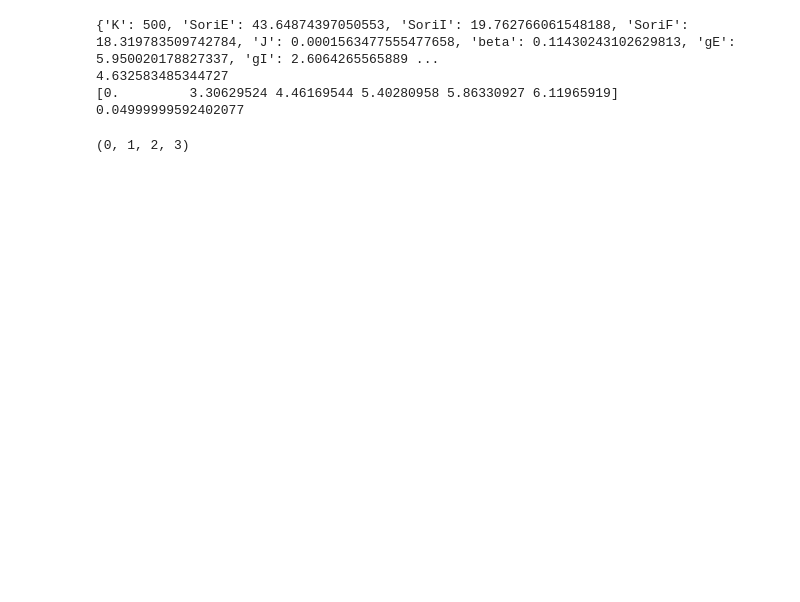
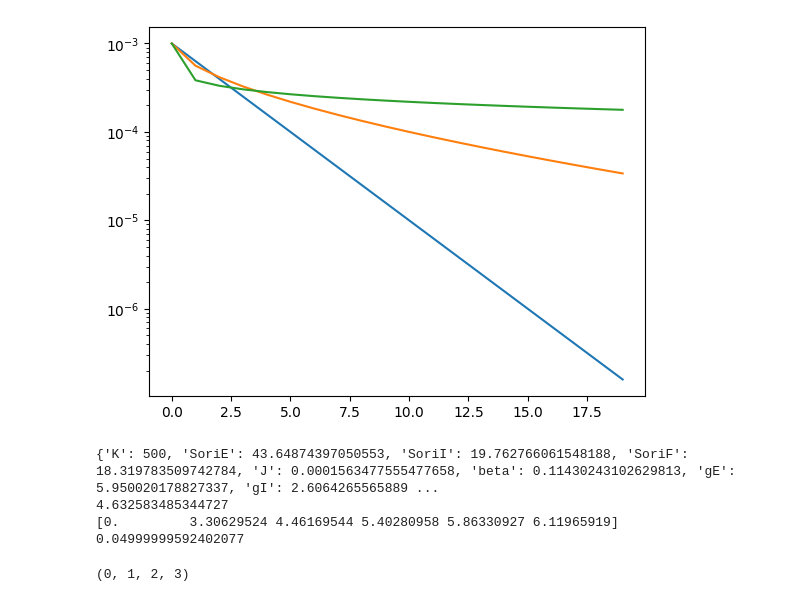
Before and after one commit to AddingAddict/ToroidalNetworks, a Jupyter notebook: sparse_weights/notebooks/ring_grad_desc.ipynb, the cells around one changed output. Drawn from its saved outputs; the diff is of its cells as text; code cells hidden in the pictures; blank space fills up the shorter version.

```diff
--- a/sparse_weights/notebooks/ring_grad_desc.ipynb
+++ b/sparse_weights/notebooks/ring_grad_desc.ipynb
@@ -95,3 +191,10 @@ for i in range(50):
+# %%
+plt.plot(1e-3*10**(-(np.arange(20)/5)**1))
+plt.plot(1e-3*10**(-(np.arange(20)/10)**0.6))
+plt.plot(1e-3*10**(-(np.arange(20)/80)**0.2))
+plt.yscale('log')
+# %% [output]
+[figure, added]
 # %%
 with open('./../results/best_fit'+'.pkl','rb') as\
         handle:
```
Also changed, not shown: parts of 5 cells of this notebook, 7 other files.
